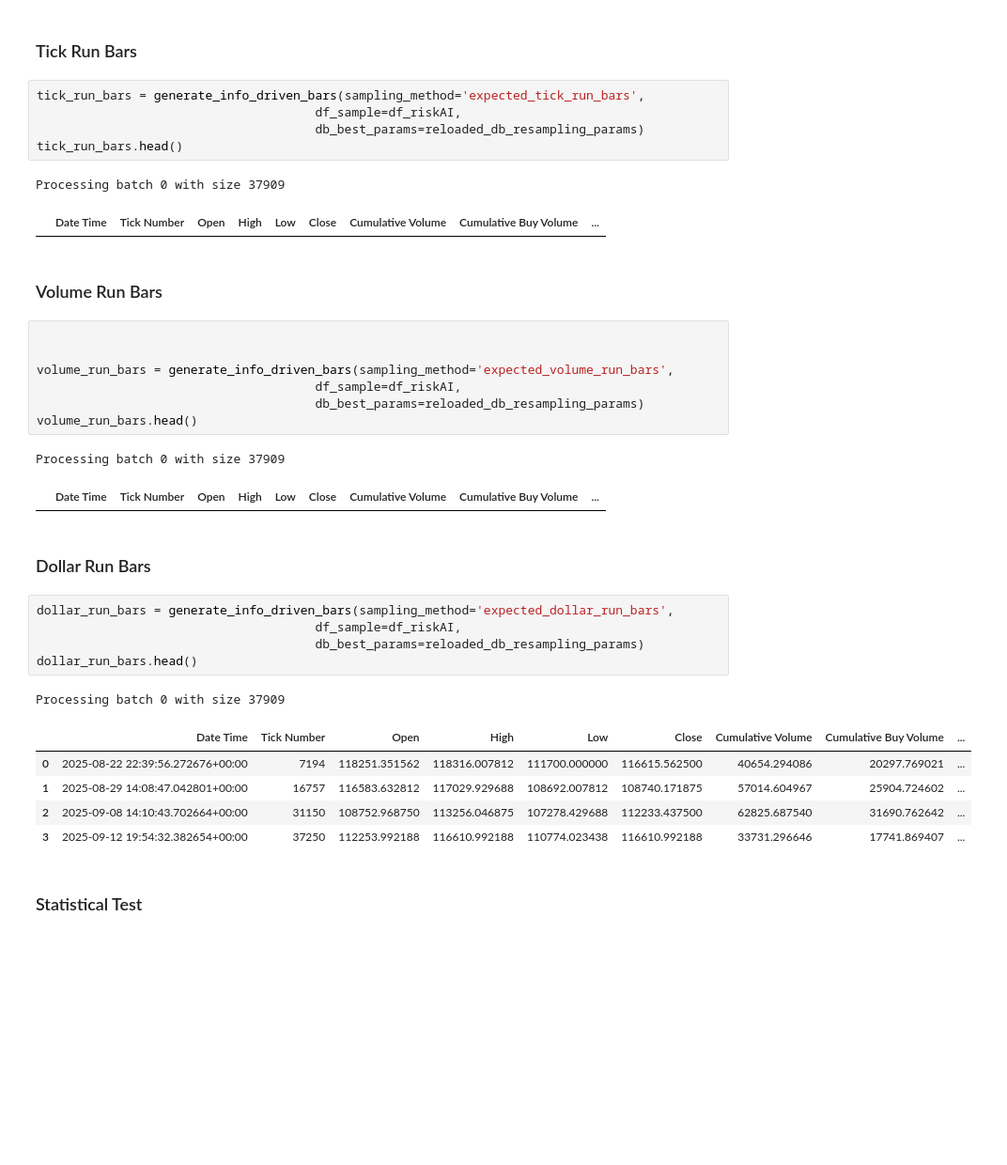
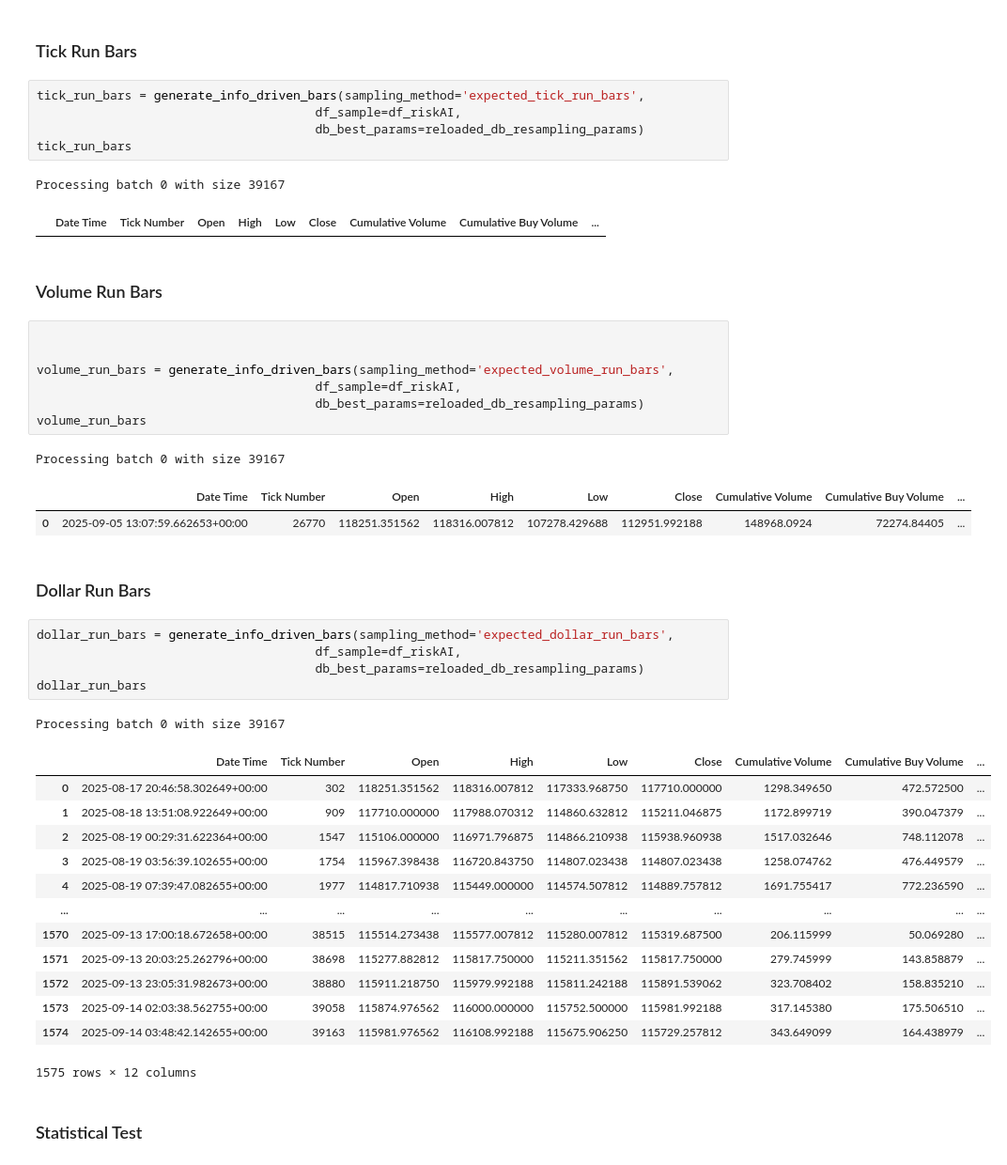
Before and after one commit to engr-bobet-14/Trading-Systems, a Jupyter notebook: smart-money/Notebook/[01] Data Structures.ipynb, the cells around one changed output. Shown: that part at 94% size. Drawn from its saved outputs; the diff is of its cells as text; blank space fills up the shorter version.

```diff
--- a/smart-money/Notebook/[01] Data Structures.ipynb
+++ b/smart-money/Notebook/[01] Data Structures.ipynb
@@ -944,9 +1276,9 @@ plt.show()
 tick_run_bars = generate_info_driven_bars(sampling_method='expected_tick_run_bars',
                                       df_sample=df_riskAI,
                                       db_best_params=reloaded_db_resampling_params)
-tick_run_bars.head()
+tick_run_bars
 # %% [output]
-Processing batch 0 with size 37909
+Processing batch 0 with size 39167
 |  | Date Time | Tick Number | Open | High | Low | Close | Cumulative Volume | Cumulative Buy Volume | ... |
 # %% [markdown]
 ### Volume Run Bars
@@ -956,24 +1288,33 @@ Processing batch 0 with size 37909
 volume_run_bars = generate_info_driven_bars(sampling_method='expected_volume_run_bars',
                                       df_sample=df_riskAI,
                                       db_best_params=reloaded_db_resampling_params)
-volume_run_bars.head()
+volume_run_bars
 # %% [output]
-Processing batch 0 with size 37909
+Processing batch 0 with size 39167
 |  | Date Time | Tick Number | Open | High | Low | Close | Cumulative Volume | Cumulative Buy Volume | ... |
+| 0 | 2025-09-05 13:07:59.662653+00:00 | 26770 | 118251.351562 | 118316.007812 | 107278.429688 | 112951.992188 | 148968.0924 | 72274.84405 | ... |
 # %% [markdown]
 ### Dollar Run Bars
 # %%
 dollar_run_bars = generate_info_driven_bars(sampling_method='expected_dollar_run_bars',
                                       df_sample=df_riskAI,
                                       db_best_params=reloaded_db_resampling_params)
-dollar_run_bars.head()
+dollar_run_bars
 # %% [output]
-Processing batch 0 with size 37909
+Processing batch 0 with size 39167
 |  | Date Time | Tick Number | Open | High | Low | Close | Cumulative Volume | Cumulative Buy Volume | ... |
-| 0 | 2025-08-22 22:39:56.272676+00:00 | 7194 | 118251.351562 | 118316.007812 | 111700.000000 | 116615.562500 | 40654.294086 | 20297.769021 | ... |
-| 1 | 2025-08-29 14:08:47.042801+00:00 | 16757 | 116583.632812 | 117029.929688 | 108692.007812 | 108740.171875 | 57014.604967 | 25904.724602 | ... |
-| 2 | 2025-09-08 14:10:43.702664+00:00 | 31150 | 108752.968750 | 113256.046875 | 107278.429688 | 112233.437500 | 62825.687540 | 31690.762642 | ... |
-| 3 | 2025-09-12 19:54:32.382654+00:00 | 37250 | 112253.992188 | 116610.992188 | 110774.023438 | 116610.992188 | 33731.296646 | 17741.869407 | ... |
+| 0 | 2025-08-17 20:46:58.302649+00:00 | 302 | 118251.351562 | 118316.007812 | 117333.968750 | 117710.000000 | 1298.349650 | 472.572500 | ... |
+| 1 | 2025-08-18 13:51:08.922649+00:00 | 909 | 117710.000000 | 117988.070312 | 114860.632812 | 115211.046875 | 1172.899719 | 390.047379 | ... |
+| 2 | 2025-08-19 00:29:31.622364+00:00 | 1547 | 115106.000000 | 116971.796875 | 114866.210938 | 115938.960938 | 1517.032646 | 748.112078 | ... |
+| 3 | 2025-08-19 03:56:39.102655+00:00 | 1754 | 115967.398438 | 116720.843750 | 114807.023438 | 114807.023438 | 1258.074762 | 476.449579 | ... |
+| 4 | 2025-08-19 07:39:47.082655+00:00 | 1977 | 114817.710938 | 115449.000000 | 114574.507812 | 114889.757812 | 1691.755417 | 772.236590 | ... |
+| ... | ... | ... | ... | ... | ... | ... | ... | ... | ... |
+| 1570 | 2025-09-13 17:00:18.672658+00:00 | 38515 | 115514.273438 | 115577.007812 | 115280.007812 | 115319.687500 | 206.115999 | 50.069280 | ... |
+| 1571 | 2025-09-13 20:03:25.262796+00:00 | 38698 | 115277.882812 | 115817.750000 | 115211.351562 | 115817.750000 | 279.745999 | 143.858879 | ... |
+| 1572 | 2025-09-13 23:05:31.982673+00:00 | 38880 | 115911.218750 | 115979.992188 | 115811.242188 | 115891.539062 | 323.708402 | 158.835210 | ... |
+| 1573 | 2025-09-14 02:03:38.562755+00:00 | 39058 | 115874.976562 | 116000.000000 | 115752.500000 | 115981.992188 | 317.145380 | 175.506510 | ... |
+| 1574 | 2025-09-14 03:48:42.142655+00:00 | 39163 | 115981.976562 | 116108.992188 | 115675.906250 | 115729.257812 | 343.649099 | 164.438979 | ... |
+1575 rows × 12 columns
 # %% [markdown]
 ### Statistical Test
 # %% [markdown]
```
Also changed, not shown: parts of 35 cells of this notebook, 2 other files.
